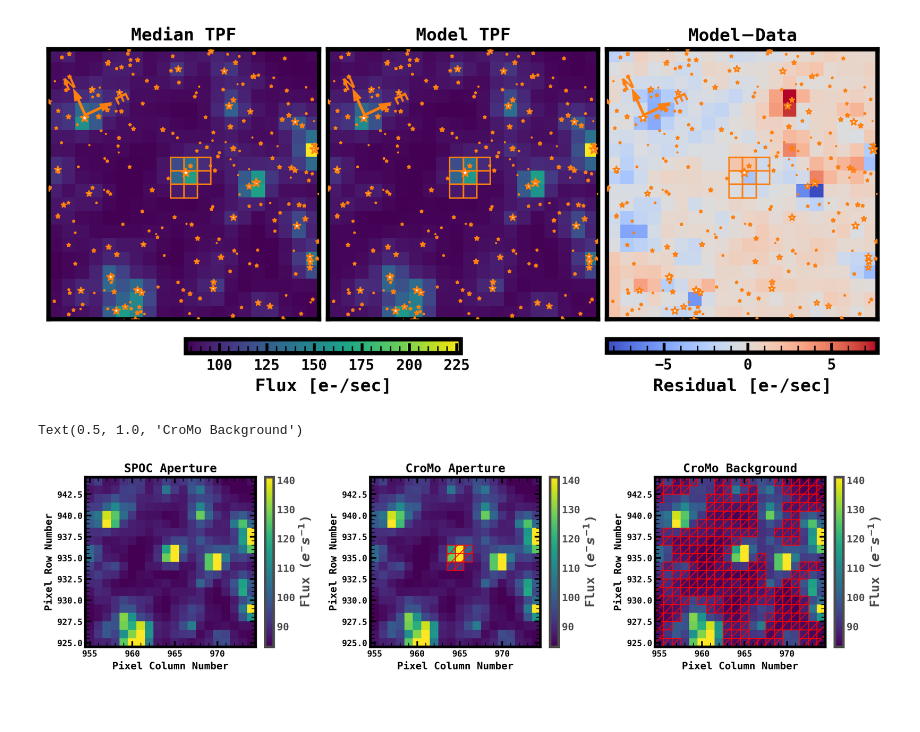
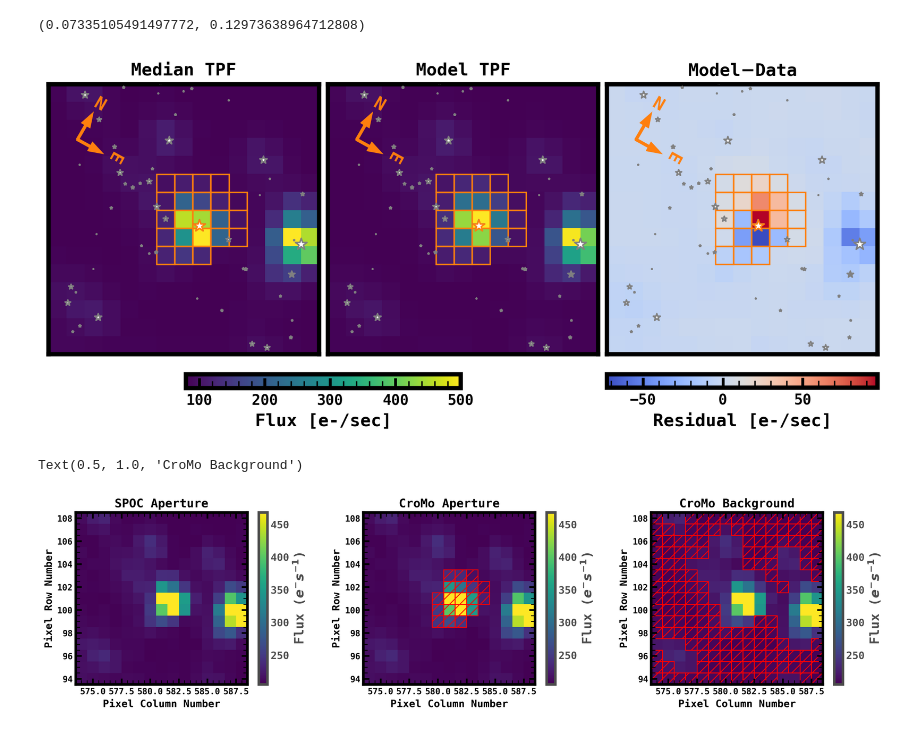
Before and after one commit to robertfwilson/TESSphomo, a Jupyter notebook: notebooks/TESSCroMo_LightCurve_Example.ipynb, the cells around one changed output. Drawn from its saved outputs; the diff is of its cells as text; code cells hidden in the pictures; blank space fills up the shorter version.

```diff
--- a/notebooks/TESSCroMo_LightCurve_Example.ipynb
+++ b/notebooks/TESSCroMo_LightCurve_Example.ipynb
@@ -16,5 +29,5 @@ SearchResult containing 0 data products.
 # %%
 #search = lk.search_tesscut('TOI 2406')
-search = lk.search_tesscut('TIC 29832948')
+search = lk.search_tesscut('LHS 3844')
 search
 # %% [output]
@@ -39,5 +42,5 @@ Length = 35 rows
 # %%
-tpf = search[5].download(cutout_size=(20,20))
+tpf = search[4].download(cutout_size=(15,15))
 # %%
 tpf.interact()
 # %% [output]
@@ -45,25 +48,28 @@ tpf.interact()
 # %%
 TESSCrowd = TESSTargetPixelModeler(tpf)
 # %%
-dx, dy = TESSCrowd.estimate_offset()
-TESSCrowd.plot_tpf_model(logscale=False, vmax=None);
+dx, dy = TESSCrowd.estimate_med_offset()
+TESSCrowd.plot_tpf_model(logscale=False, vmax=500);
+
+dx, dy
 # %% [output]
+(0.07335105491497772, 0.12973638964712808)
-[figure, old version]
+[figure, new version]
 # %%
 # Calculate the Optimal Aperture for SAP Photometry, Also returns an aperture with background-dominated pixels
 # Note: The TPF is already background subtracted, so the background mask is very inaccurate (i.e., non-existant)
 
 
-cromo_source_aperture, cromo_bkg_aperture = TESSCrowd.get_optimal_aperture(dx=dx, dy=dy, snr_limit=1)
+cromo_source_aperture, cromo_bkg_aperture = TESSCrowd.get_optimal_aperture(dx=dx, dy=dy, snr_limit=1.5)
 
 fig, axes = plt.subplots(1, 3, figsize=(14,3.5), constrained_layout=True)
 tpf.plot(ax=axes[0], aperture_mask=tpf.pipeline_mask, )
 tpf.plot(ax=axes[1], aperture_mask=cromo_source_aperture)
 tpf.plot(ax=axes[2], aperture_mask=cromo_bkg_aperture)
 
 axes[0].set_title('SPOC Aperture', fontsize=14)
 axes[1].set_title('CroMo Aperture', fontsize=14)
 axes[2].set_title('CroMo Background', fontsize=14)
 # %% [output]
 Text(0.5, 1.0, 'CroMo Background')
-[figure, old version]
+[figure, new version]
```
Also changed, not shown: parts of 18 cells of this notebook, 4 other files.
